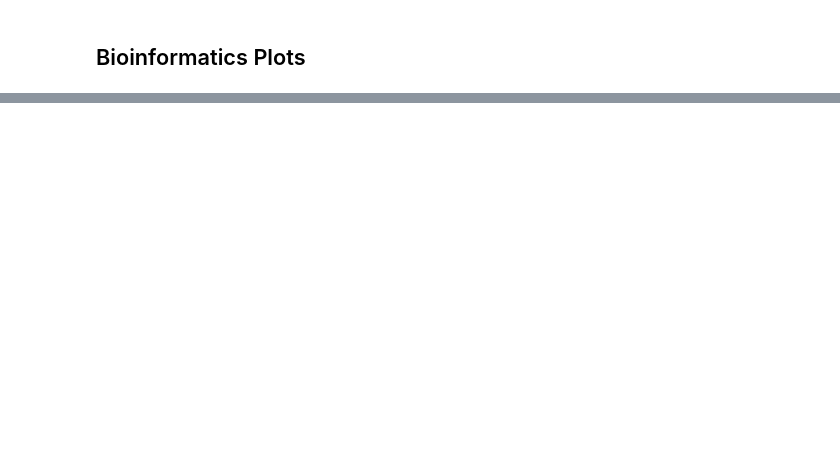
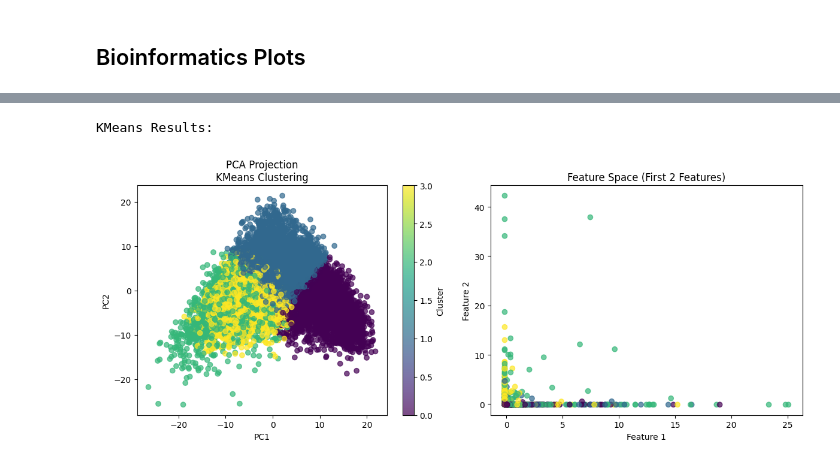
Before and after one commit to catskillsresearch/broad-3-catskills, a Jupyter notebook: ExploreData.ipynb, the cells around one changed output, grey strips where cells are left out. Saved outputs shown, nothing was run; the diff lists cells and outputs as text; code cells hidden in the pictures; blank space fills up the shorter version.

```diff
--- a/ExploreData.ipynb
+++ b/ExploreData.ipynb
@@ -273,0 +214,9 @@ generate_bioinformatics_plots(df[0:1000])
+# %%
+results = analyze_histology_patches(X_scaled)
+print(f"Optimal clusters: {results['optimal_k']}")
+print(f"Silhouette scores: {results['silhouette_scores']}")
+# Save plots
+for name, fig in results['plots'].items():
+    display(fig)
+    fig.savefig(f"{name}.png")
+    plt.close(fig)
@@ -273,0 +237,49 @@ generate_bioinformatics_plots(df[0:1000])
+# %%
+import numpy as np
+import matplotlib.pyplot as plt
+from sklearn.cluster import KMeans, DBSCAN
+from sklearn.mixture import GaussianMixture
+from sklearn.decomposition import PCA
+from sklearn.preprocessing import StandardScaler
+
+# Preprocessing
+scaler = StandardScaler()
+X_scaled = scaler.fit_transform(X)
+# %%
+# Dimensionality reduction for visualization
+pca = PCA(n_components=2)
+X_pca = pca.fit_transform(X_scaled)
+
+# Clustering methods
+def cluster_and_plot(X, X_pca, n_clusters = 4):
+    fig, (ax1, ax2) = plt.subplots(1, 2, figsize=(12, 5))
+
+    model = KMeans(n_clusters=n_clusters)
+    labels = model.fit_predict(X)
+    title = 'KMeans Clustering'
+
+    # Plot PCA results
+    scatter = ax1.scatter(X_pca[:,0], X_pca[:,1], c=labels, cmap='viridis', alpha=0.7)
+    ax1.set_title(f'PCA Projection\n{title}')
+    ax1.set_xlabel('PC1')
+    ax1.set_ylabel('PC2')
+
+    # Plot feature space (first 2 features)
+    ax2.scatter(X[:,0], X[:,1], c=labels, cmap='viridis', alpha=0.7)
+    ax2.set_title('Feature Space (First 2 Features)')
+    ax2.set_xlabel('Feature 1')
+    ax2.set_ylabel('Feature 2')
+
+    plt.colorbar(scatter, ax=ax1, label='Cluster')
+    plt.tight_layout()
+    plt.show()
+
+    return labels
+
+# Run all methods
+n_clusters = 4
+print("KMeans Results:")
+kmeans_labels = cluster_and_plot(X_scaled, X_pca, n_clusters)
+# %% [output]
+KMeans Results:
+[figure, added]
```
Also changed, not shown: parts of 37 cells of this notebook, 1 other file.
